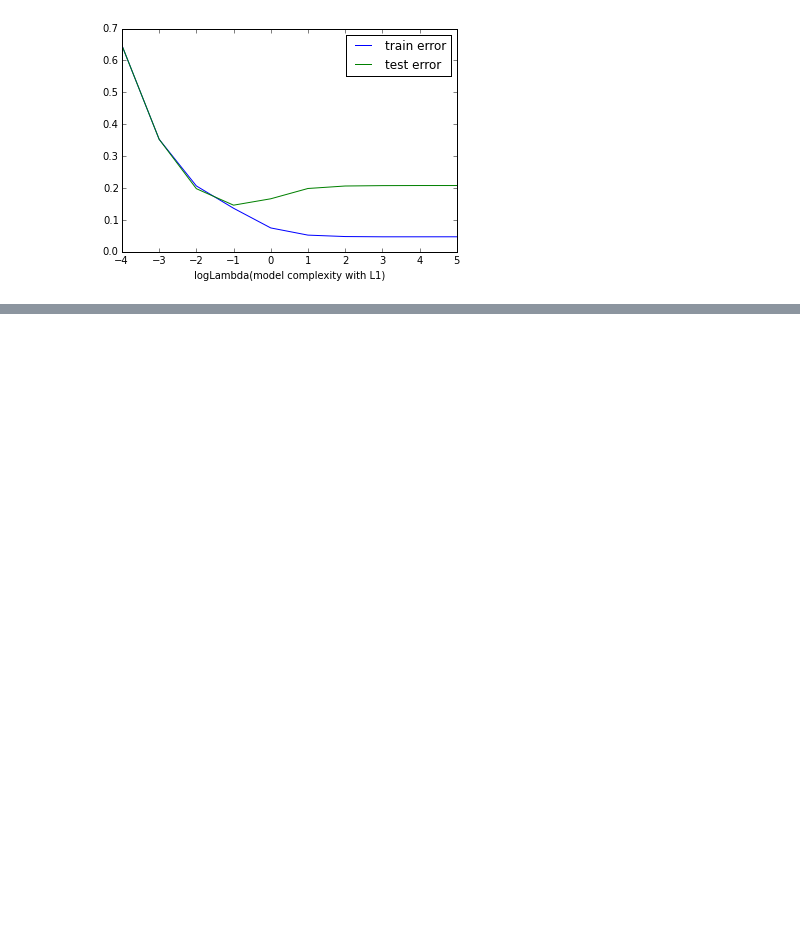
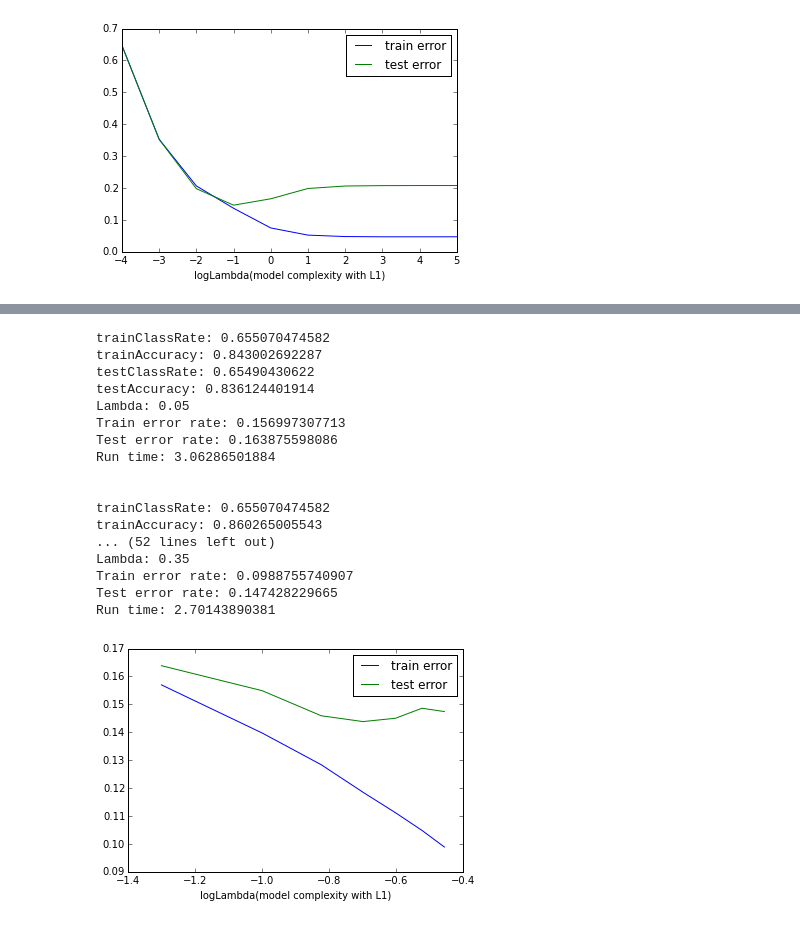
Before and after one commit to jz1584/MLProject, a Jupyter notebook: src/yelp.ipynb, the cells around one changed output, grey strips where cells are left out. Saved outputs shown, nothing was run; the diff lists cells and outputs as text; code cells hidden in the pictures; blank space fills up the shorter version.

```diff
--- a/src/yelp.ipynb
+++ b/src/yelp.ipynb
@@ -278,0 +314,10 @@ Run time: 5.21435308456
+# %%
+rec = {};
+rec['selectRate'] = .04
+rec['wordDim'] = 6000
+rec['dataDistr'] = [.85, .0, .15]
+yelp = Yelp(rec);
+trainLs, validLs, testLs = yelp.pipeline();
+rec = yelp.rec;
+
+print rec
@@ -278,0 +393,21 @@ Run time: 5.21435308456
+# %%
+TestLogic_Reg(trainLs, testLs, rec, penalty='l1')
+# %% [output]
+trainClassRate: 0.655070474582
+trainAccuracy: 0.843002692287
+testClassRate: 0.65490430622
+testAccuracy: 0.836124401914
+Lambda: 0.05
+Train error rate: 0.156997307713
+Test error rate: 0.163875598086
+Run time: 3.06286501884
+
+
+trainClassRate: 0.655070474582
+trainAccuracy: 0.860265005543
+... (52 lines left out)
+Lambda: 0.35
+Train error rate: 0.0988755740907
+Test error rate: 0.147428229665
+Run time: 2.70143890381
+[figure, added]
```
Also changed, not shown: parts of 12 cells of this notebook, 4 other files.
